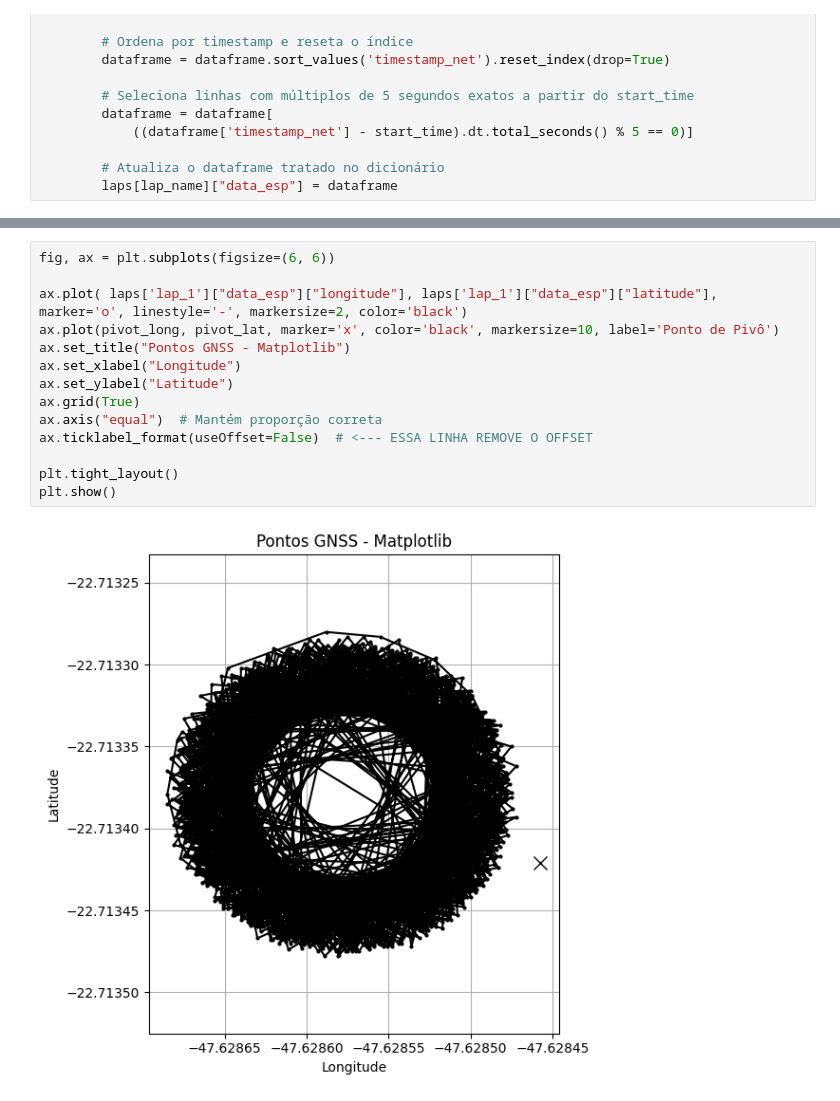
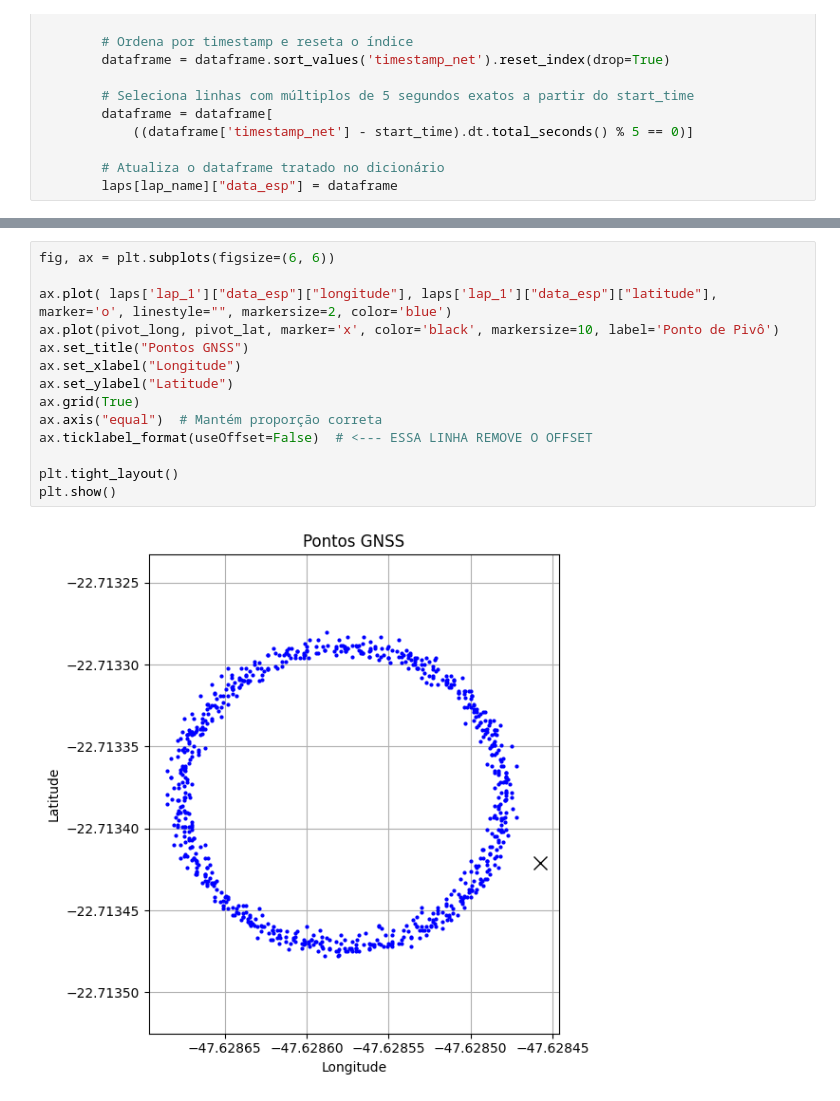
Before and after one commit to GabrielSan99/GNSS_C-A_CODE, a Jupyter notebook: analysis.ipynb, the cells around one changed output, grey strips where cells are left out. Cells and saved outputs as stored; diff of their text form.

```diff
--- a/analysis.ipynb
+++ b/analysis.ipynb
@@ -253,16 +254,16 @@ laps["lap_1"]["data_esp"]
 # %%
 fig, ax = plt.subplots(figsize=(6, 6))
 
-ax.plot( laps['lap_1']["data_esp"]["longitude"], laps['lap_1']["data_esp"]["latitude"], marker='o', linestyle='-', markersize=2, color='black')
+ax.plot( laps['lap_1']["data_esp"]["longitude"], laps['lap_1']["data_esp"]["latitude"], marker='o', linestyle="", markersize=2, color='blue')
 ax.plot(pivot_long, pivot_lat, marker='x', color='black', markersize=10, label='Ponto de Pivô')
-ax.set_title("Pontos GNSS - Matplotlib")
+ax.set_title("Pontos GNSS")
 ax.set_xlabel("Longitude")
 ax.set_ylabel("Latitude")
 ax.grid(True)
 ax.axis("equal")  # Mantém proporção correta
 ax.ticklabel_format(useOffset=False)  # <--- ESSA LINHA REMOVE O OFFSET
 
 plt.tight_layout()
 plt.show()
 # %% [output]
-[figure, old version]
+[figure, new version]
```
Also changed, not shown: parts of 25 cells of this notebook, 26 other files.
